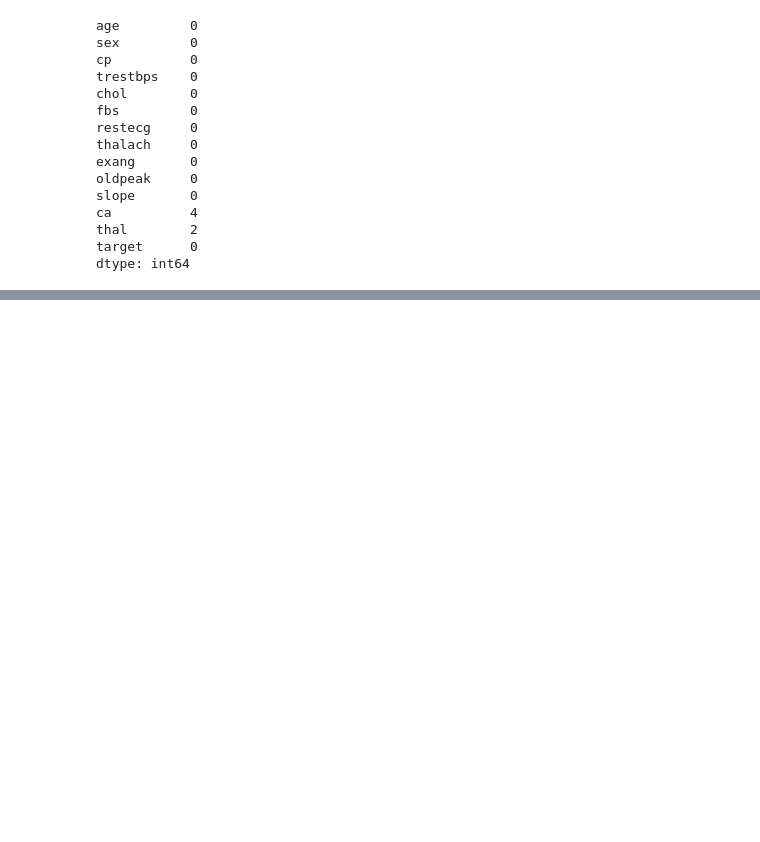
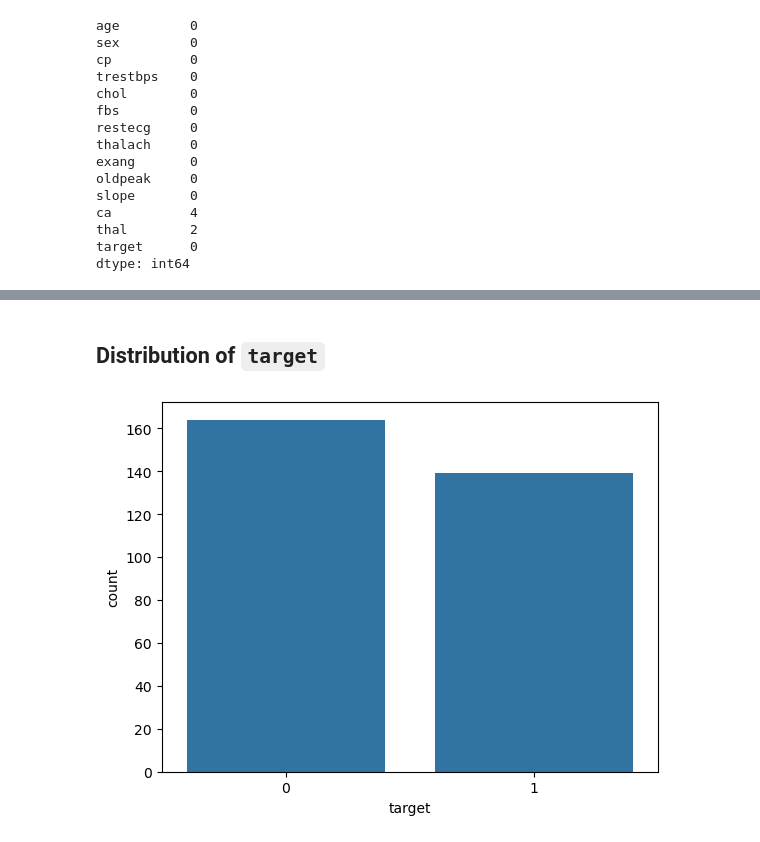
Before and after one commit to Dduddudu2508/heart-disease-prediction, a Jupyter notebook: notebooks/01_eda.ipynb, the cells around one changed output, grey strips where cells are left out. Cells and saved outputs as stored; diff of their text form; code cells hidden in the pictures; blank space fills up the shorter version.

```diff
--- a/notebooks/01_eda.ipynb
+++ b/notebooks/01_eda.ipynb
@@ -146,0 +167,7 @@ missing_values_col
+# %% [markdown]
+## Distribution of `target`
+# %%
+sns.countplot(data=df, x='target')
+plt.show()
+# %% [output]
+[figure, added]
```
Also changed, not shown: parts of 21 cells of this notebook.
